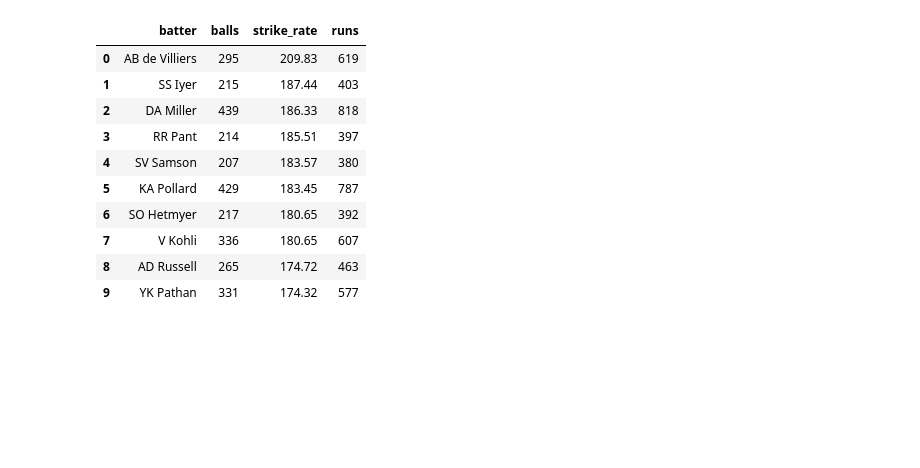
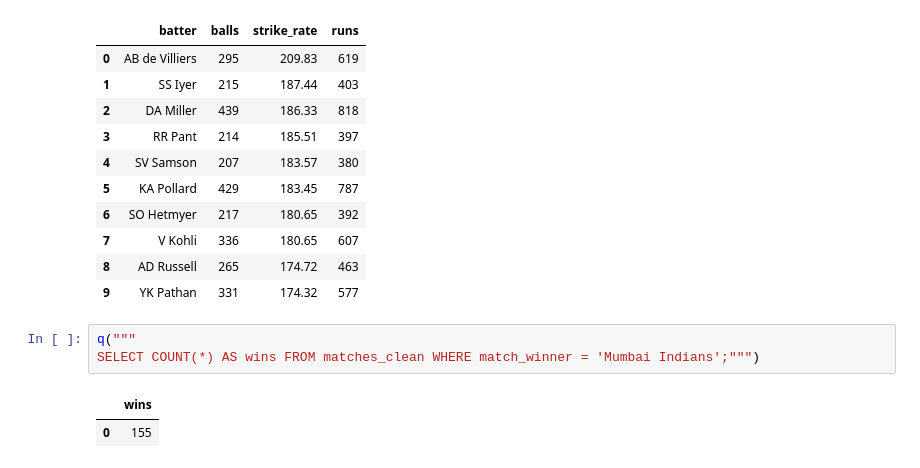
Before and after one commit to muhammedjunaidpkbca25dbi-creator/proj-3.1, a Jupyter notebook: notebooks/data_analysis.ipynb, the cells around one changed output. Drawn from its saved outputs; the diff is of its cells as text; blank space fills up the shorter version.

```diff
--- a/notebooks/data_analysis.ipynb
+++ b/notebooks/data_analysis.ipynb
@@ -1153,3 +1153,9 @@ LIMIT 10;""")
 | 7 | V Kohli | 336 | 180.65 | 607 |
 | 8 | AD Russell | 265 | 174.72 | 463 |
 | 9 | YK Pathan | 331 | 174.32 | 577 |
+# %%
+q("""
+SELECT COUNT(*) AS wins FROM matches_clean WHERE match_winner = 'Mumbai Indians';""")
+# %% [output]
+|  | wins |
+| 0 | 155 |
```
Also changed, not shown: parts of 2 cells of this notebook, 2 other files.
